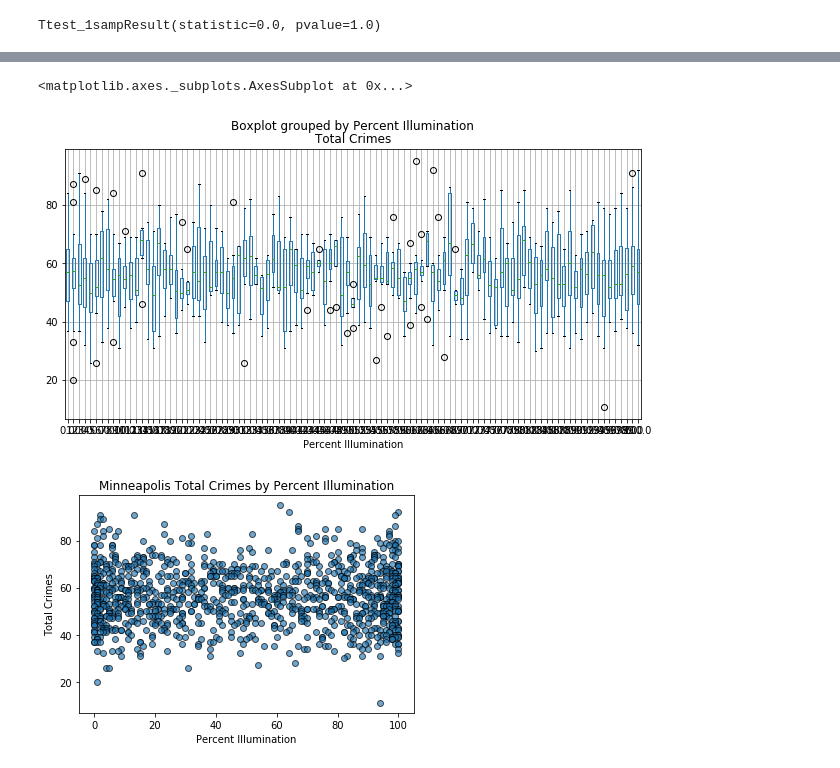
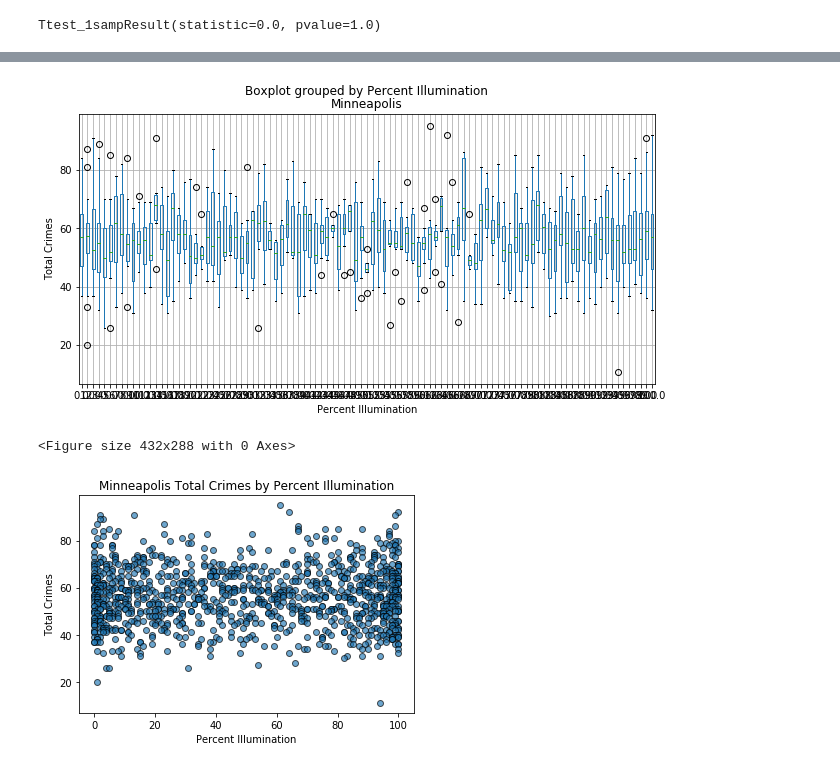
Before and after one commit to knwright/ProgressBar, a Jupyter notebook: Mpls_crime_data_analysis.ipynb, the cells around one changed output, grey strips where cells are left out. Saved outputs shown, nothing was run; the diff lists cells and outputs as text; code cells hidden in the pictures.

```diff
--- a/Mpls_crime_data_analysis.ipynb
+++ b/Mpls_crime_data_analysis.ipynb
@@ -390,9 +390,15 @@ Number of rows = 1096
 # %%
 # Create a boxplot to compare means
 mpls_daily_crime_by_moon.boxplot("Total Crimes", by="Percent Illumination", figsize=(10, 5))
+plt.title('Minneapolis')
+plt.ylabel('Total Crimes')
+plt.show()
+
+# Save plot
+plt.savefig("mpls_total_crimes_boxplot.png")
 # %% [output]
+[figure, new version]
-<matplotlib.axes._subplots.AxesSubplot at 0x...>
+<Figure size 432x288 with 0 Axes>
-[figure, old version]
 # %%
 # Scatter plots for total crimes by percent illumination
 plt.scatter(mpls_daily_crime_by_moon['Percent Illumination'], mpls_daily_crime_by_moon['Total Crimes'],
```
Also changed, not shown: parts of 4 cells of this notebook.
